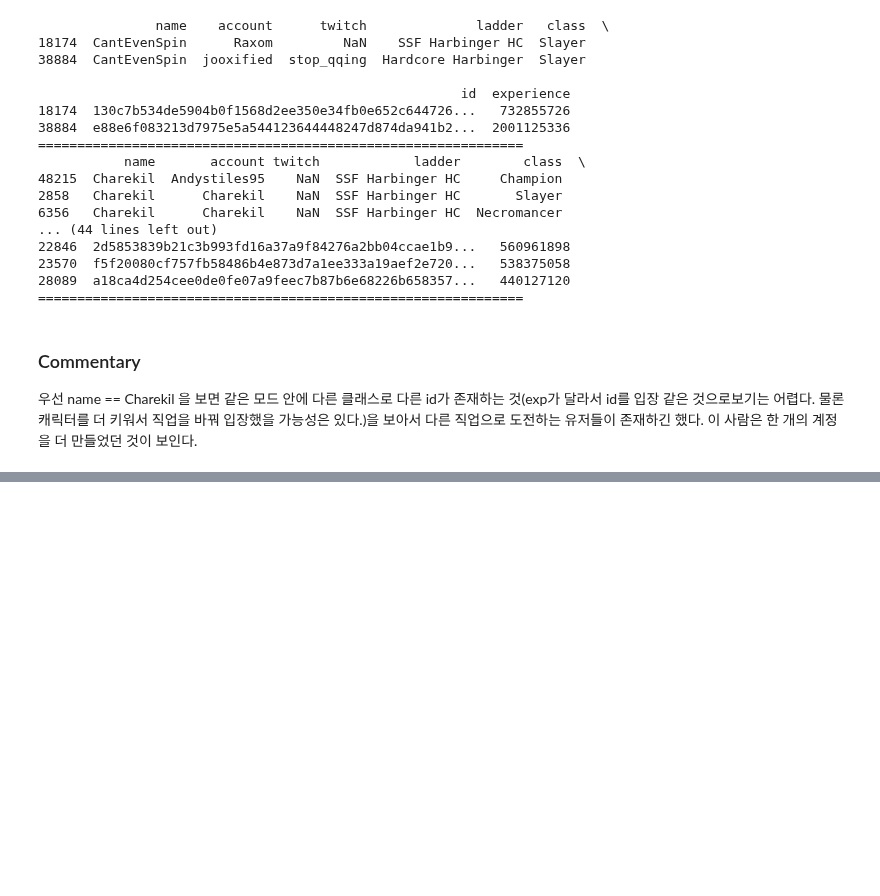
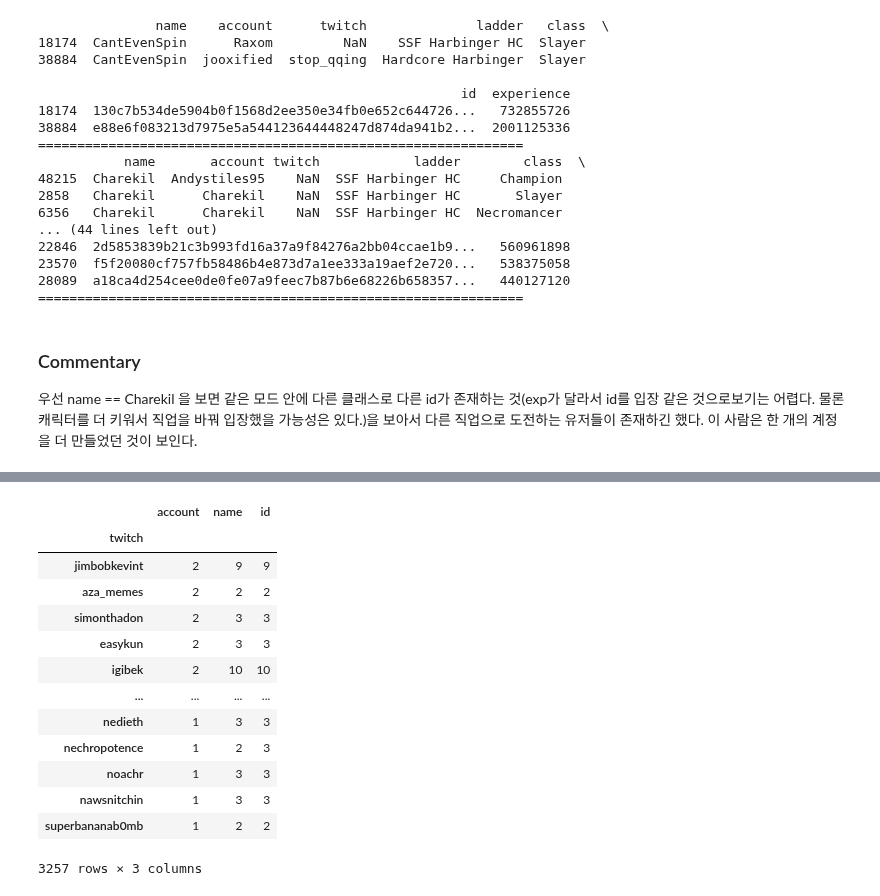
Before and after one commit to Angela-Park-JE/TIL_ver1, a Jupyter notebook: ToyPJT-POE_user/EDA_poe_stats_5_user.ipynb, the cells around one changed output, grey strips where cells are left out. Cells and saved outputs as stored; diff of their text form; code cells hidden in the pictures; blank space fills up the shorter version.

```diff
--- a/ToyPJT-POE_user/EDA_poe_stats_5_user.ipynb
+++ b/ToyPJT-POE_user/EDA_poe_stats_5_user.ipynb
@@ -798,0 +823,19 @@ for i in samename_diffacc1:
+# %%
+# 한 개 이상 아이디를 가진 트위치 유저들. 그 중 다 계정을 사용중인 사람들 쉽게 보기위해 정렬.
+
+grouped_twitch[grouped_twitch['id']>1].sort_values('account', ascending = False, ignore_index = False)
+# %% [output]
+|  | account | name | id |
+| twitch |  |  |  |
+| jimbobkevint | 2 | 9 | 9 |
+| aza_memes | 2 | 2 | 2 |
+| simonthadon | 2 | 3 | 3 |
+| easykun | 2 | 3 | 3 |
+| igibek | 2 | 10 | 10 |
+| ... | ... | ... | ... |
+| nedieth | 1 | 3 | 3 |
+| nechropotence | 1 | 2 | 3 |
+| noachr | 1 | 3 | 3 |
+| nawsnitchin | 1 | 3 | 3 |
+| superbananab0mb | 1 | 2 | 2 |
+3257 rows × 3 columns
```
Also changed, not shown: parts of 9 cells of this notebook.
